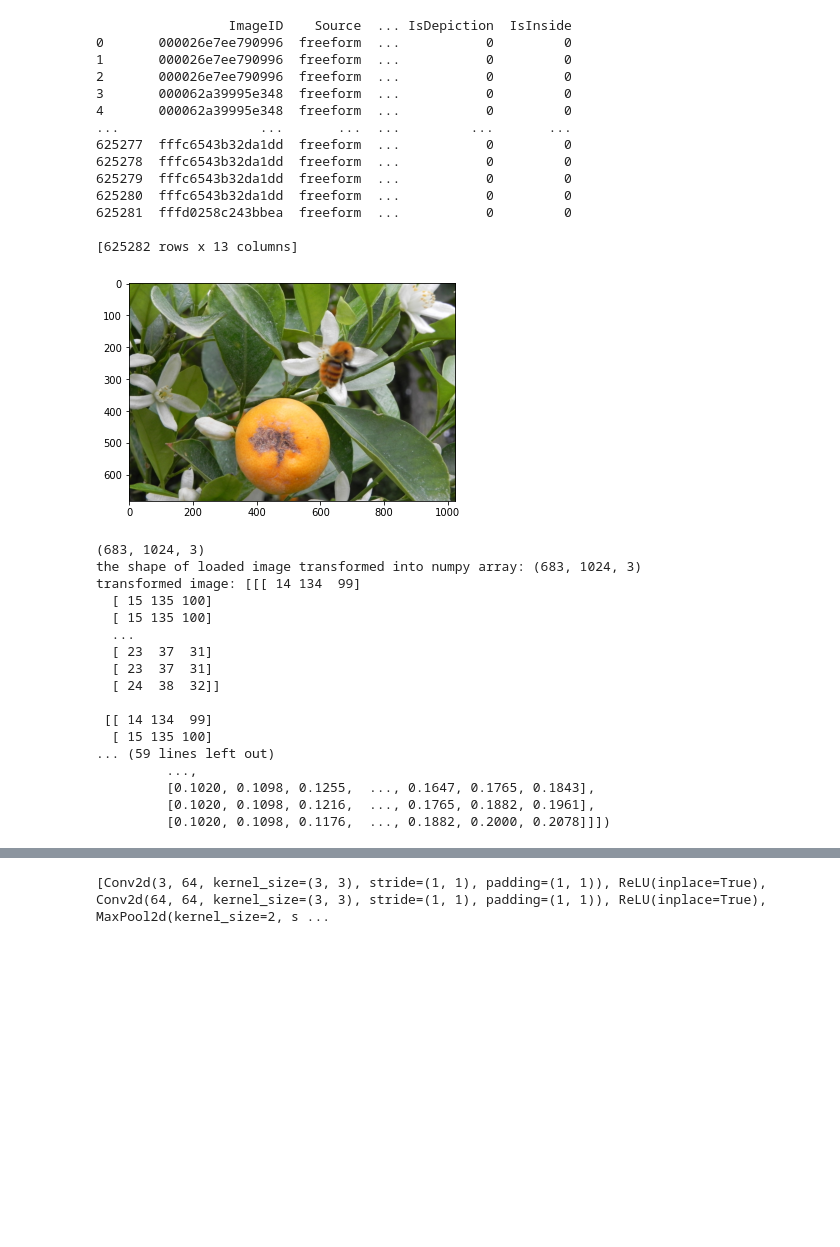
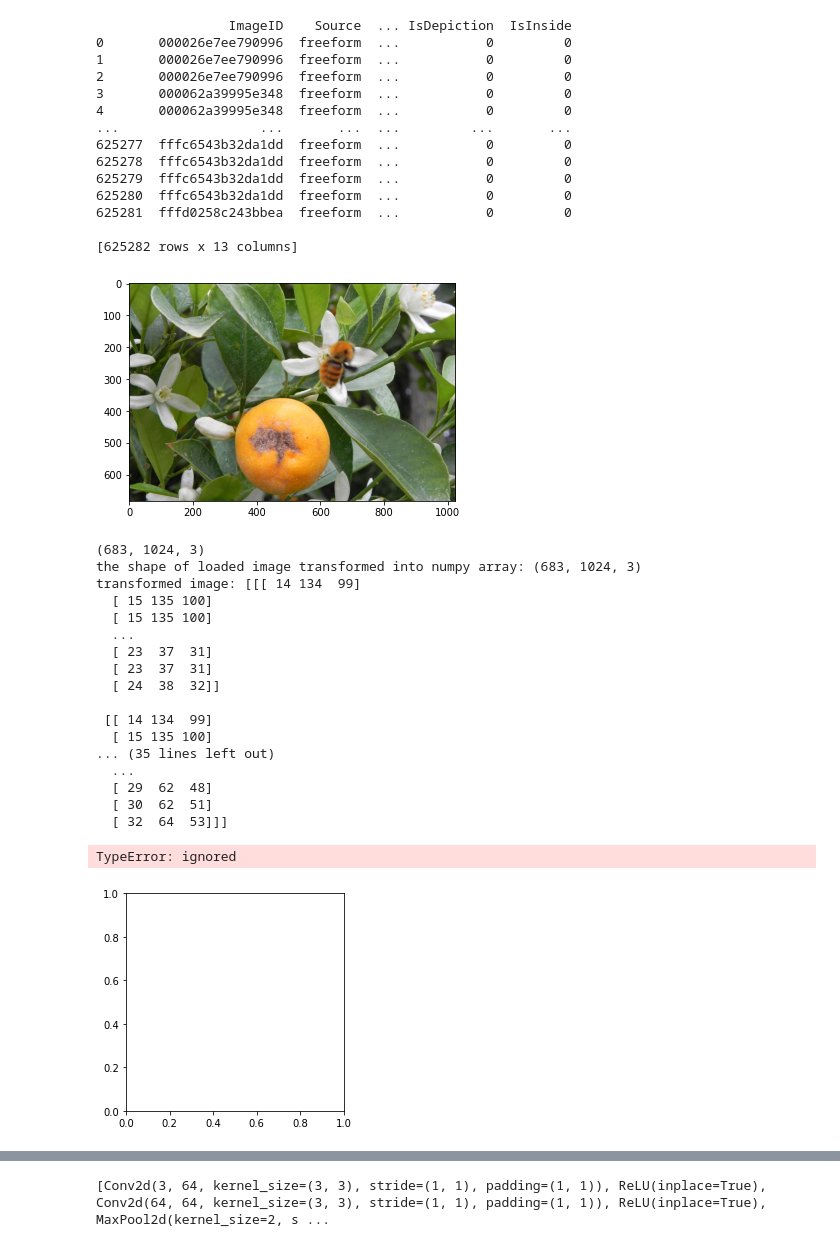
Before and after one commit to ugnet/Faster-RCNN, a Jupyter notebook: Faster_RCNN_pytorch.ipynb, the cells around one changed output, grey strips where cells are left out. Cells and saved outputs as stored; diff of their text form; code cells hidden in the pictures; blank space fills up the shorter version.

```diff
--- a/Faster_RCNN_pytorch.ipynb
+++ b/Faster_RCNN_pytorch.ipynb
@@ -126,7 +126,20 @@ class RPNLayer(nn.Module): #layer
         return torch.add(w_times_x, self.bias)  # w times x + b
 # %%
 import torch
+
+def show_image_boxes(img, prediction):
+  fig, ax = plt.subplots()
+  ax.imshow(img.byte().numpy())
+  for pred in prediction[0]['boxes']:
+      pred = pred.cpu().detach().numpy()
+      predicted = pred #to_coord(pred, img.shape)
+      rect = patches.Rectangle((predicted[0], predicted[1]), predicted[2], predicted[3], linewidth=1, edgecolor='r', facecolor='none')
+      ax.add_patch(rect)
+  plt.show()
+
+
 image = cv2.imread('/content/drive/MyDrive/GMM/OIDv4_ToolKit/OID/Dataset/test/Bee/000e4e7ed48c932d.jpg')
+
 img_cvt=cv2.cvtColor(image, cv2.COLOR_BGR2RGB)
 plt.imshow(img_cvt)
 plt.show()
@@ -135,36 +148,41 @@ plt.show()
 
 # transform Image into the numpy array
 image_2_npArray = np.asarray(image)
 print(np.shape(image_2_npArray))
 print('the shape of loaded image transformed into numpy array: {}'.format(np.shape(image_2_npArray)))
 print('transformed image: {}'.format(image_2_npArray))
 
 # transform the numpy array into the tensor
 image = torchvision.transforms.ToTensor()(image_2_npArray)
 # add one more dimension
 image = image.unsqueeze(0)
+
+
+show_image_boxes(image, [595.508224, 181.938906, 719.030272, 345.572046])
 #resize
 image = F.interpolate(image, 800)
 print('siiize', image.shape)
-print('transformed numpy array: {}'.format(tensor))
+#print('transformed numpy array: {}'.format(tensor))
 # tensor = torch.reshape(tensor, (1, 3, 800, 800))
 # print(tensor.shape())
 # %% [output]
 [figure]
 (683, 1024, 3)
 the shape of loaded image transformed into numpy array: (683, 1024, 3)
 transformed image: [[[ 14 134  99]
   [ 15 135 100]
   [ 15 135 100]
   ...
   [ 23  37  31]
   [ 23  37  31]
   [ 24  38  32]]
 
  [[ 14 134  99]
   [ 15 135 100]
-... (59 lines left out)
-         ...,
-         [0.1020, 0.1098, 0.1255,  ..., 0.1647, 0.1765, 0.1843],
-         [0.1020, 0.1098, 0.1216,  ..., 0.1765, 0.1882, 0.1961],
-         [0.1020, 0.1098, 0.1176,  ..., 0.1882, 0.2000, 0.2078]]])
+... (35 lines left out)
+  ...
+  [ 29  62  48]
+  [ 30  62  51]
+  [ 32  64  53]]]
+TypeError: ignored
+[figure, added]
```
Also changed, not shown: parts of 5 cells of this notebook.
